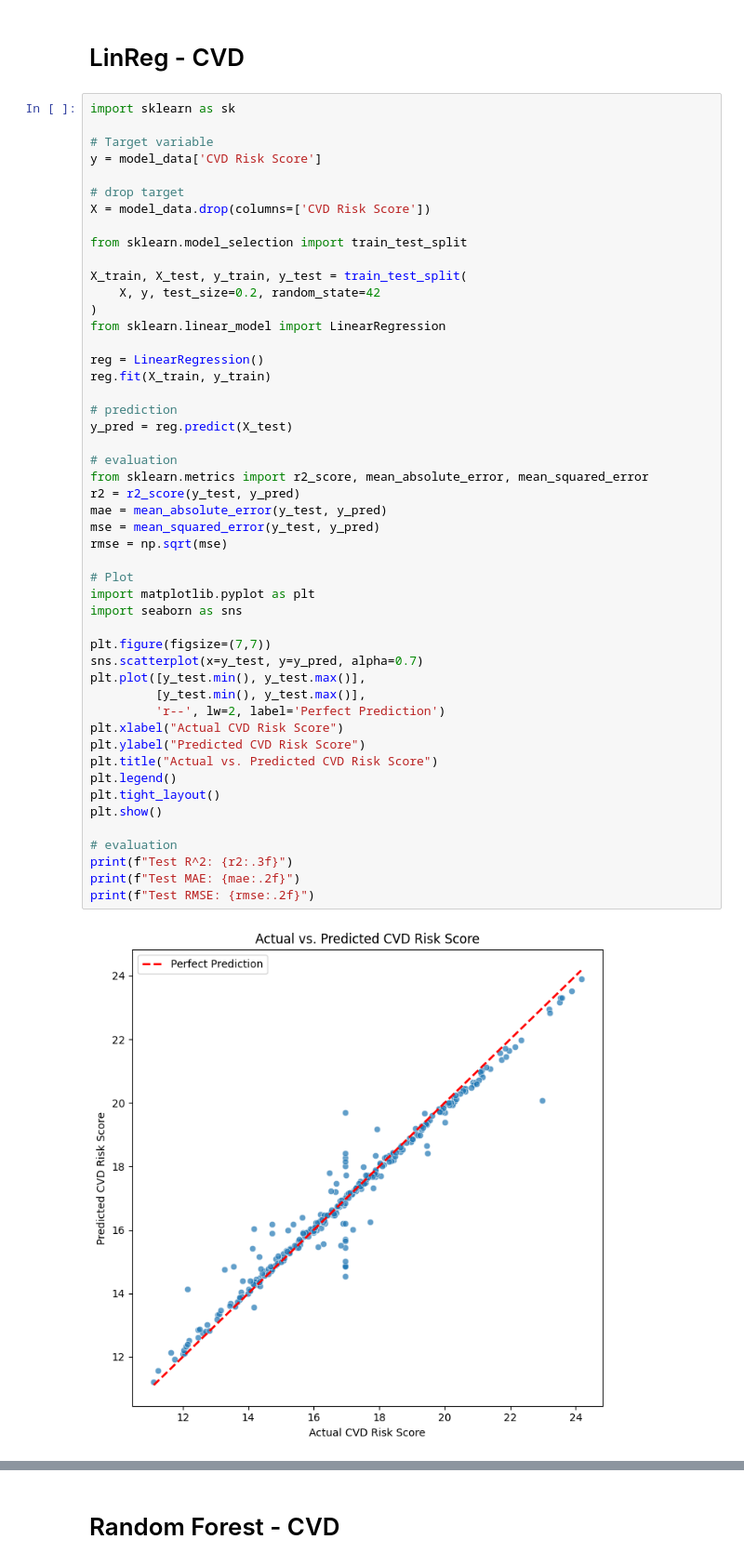
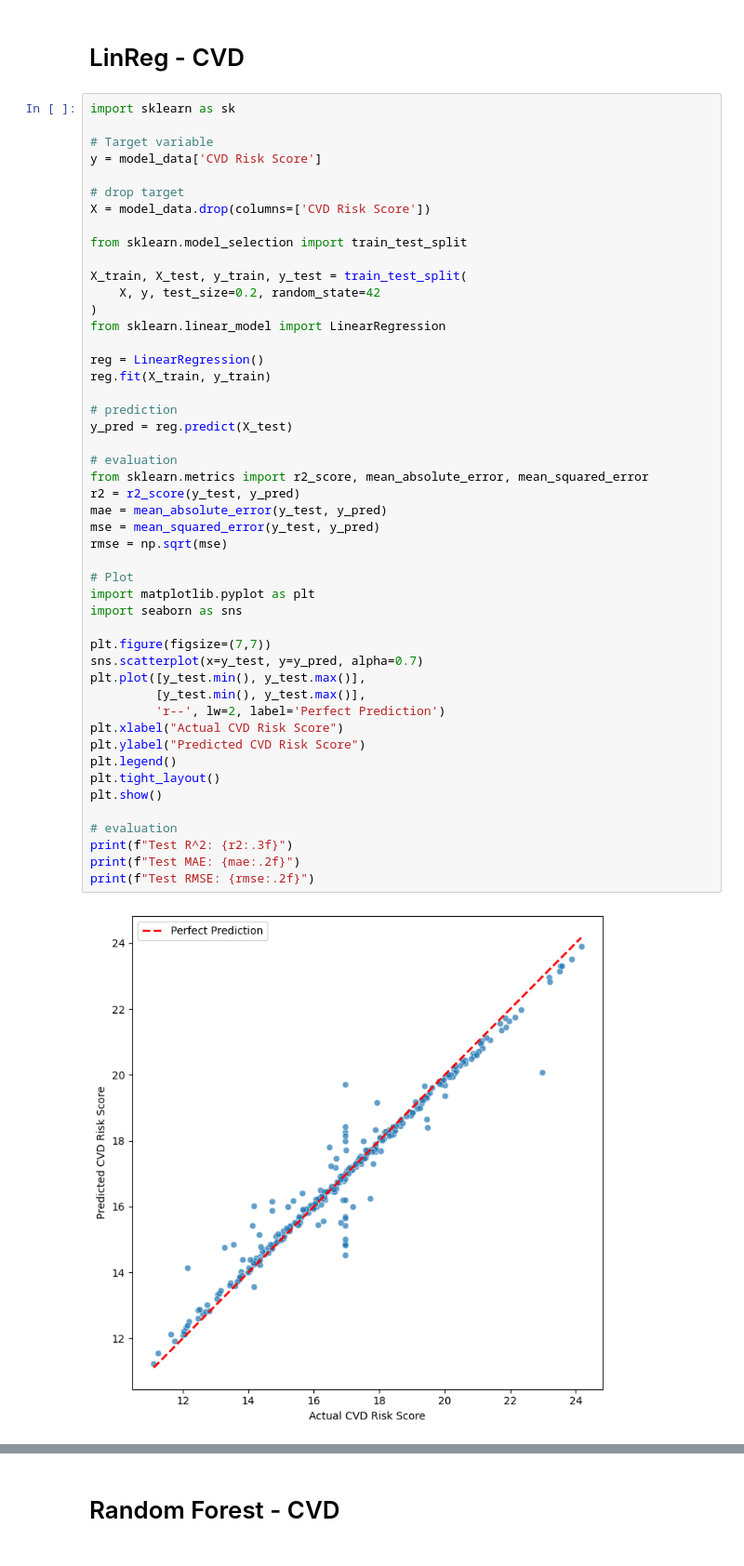
Before and after one commit to DS3001-Group-P/Final-Project, a Jupyter notebook: milestone3.ipynb, the cells around one changed output, grey strips where cells are left out. Shown: that part at 93% size. Drawn from its saved outputs; the diff is of its cells as text.

```diff
--- a/milestone3.ipynb
+++ b/milestone3.ipynb
@@ -229,35 +229,34 @@ reg.fit(X_train, y_train)
 # prediction
 y_pred = reg.predict(X_test)
 
 # evaluation
 from sklearn.metrics import r2_score, mean_absolute_error, mean_squared_error
 r2 = r2_score(y_test, y_pred)
 mae = mean_absolute_error(y_test, y_pred)
 mse = mean_squared_error(y_test, y_pred)
 rmse = np.sqrt(mse)
 
 # Plot
 import matplotlib.pyplot as plt
 import seaborn as sns
 
 plt.figure(figsize=(7,7))
 sns.scatterplot(x=y_test, y=y_pred, alpha=0.7)
 plt.plot([y_test.min(), y_test.max()],
          [y_test.min(), y_test.max()],
          'r--', lw=2, label='Perfect Prediction')
 plt.xlabel("Actual CVD Risk Score")
 plt.ylabel("Predicted CVD Risk Score")
-plt.title("Actual vs. Predicted CVD Risk Score")
 plt.legend()
 plt.tight_layout()
 plt.show()
 
 # evaluation
 print(f"Test R^2: {r2:.3f}")
 print(f"Test MAE: {mae:.2f}")
 print(f"Test RMSE: {rmse:.2f}")
 # %% [output]
-[figure, old version]
+[figure, new version]
 Test R^2: 0.956
 Test MAE: 0.30
 Test RMSE: 0.55
```
Also changed, not shown: parts of 3 cells of this notebook.
